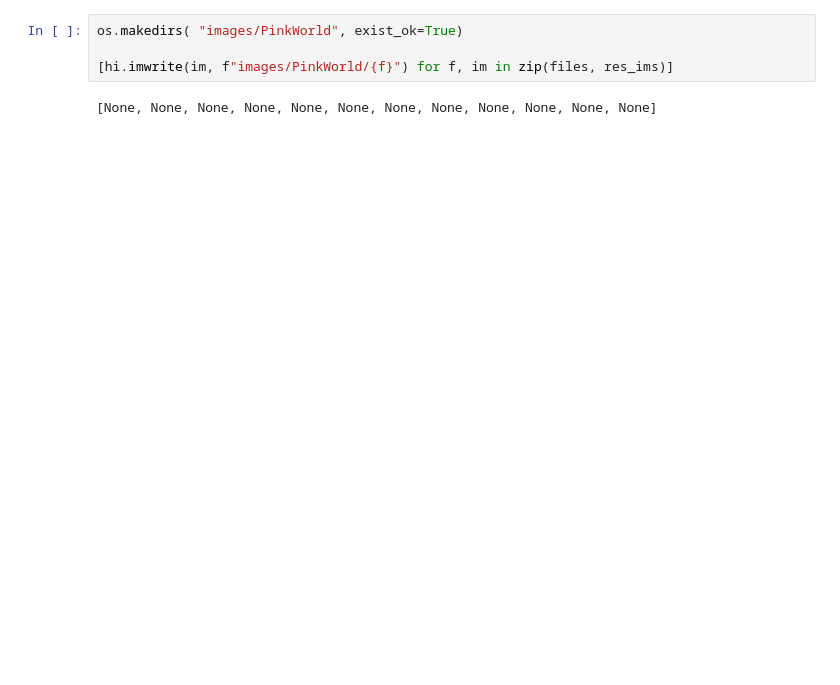
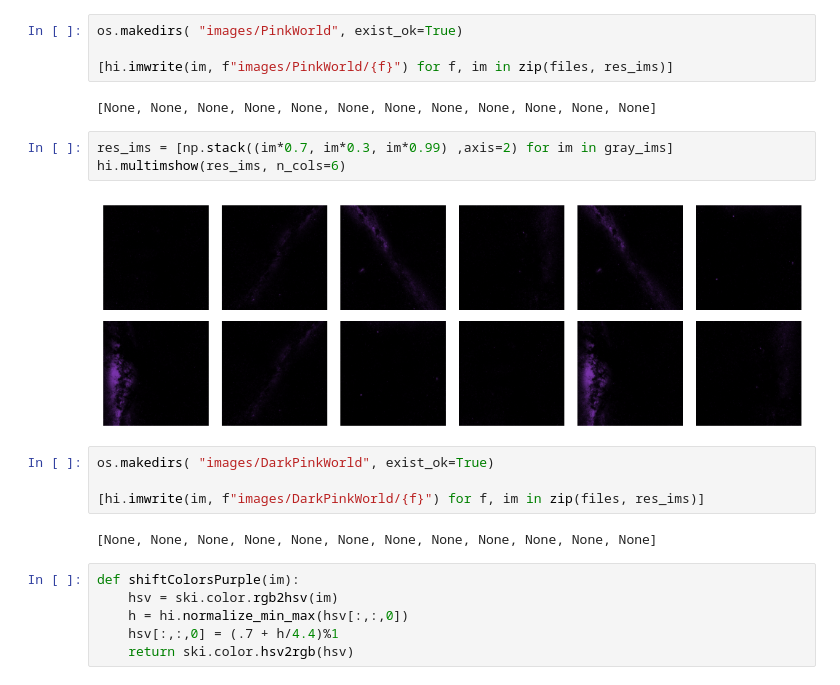
Before and after one commit to gor-g/image-game, a Jupyter notebook: milkyway.ipynb, the cells around one changed output. Drawn from its saved outputs; the diff is of its cells as text; blank space fills up the shorter version.

Commit message:
hue linear interpolation to purple

```diff
--- a/milkyway.ipynb
+++ b/milkyway.ipynb
@@ -29,3 +30,20 @@ os.makedirs( "images/PinkWorld", exist_ok=True)
 [hi.imwrite(im, f"images/PinkWorld/{f}") for f, im in zip(files, res_ims)]
 # %% [output]
 [None, None, None, None, None, None, None, None, None, None, None, None]
+# %%
+res_ims = [np.stack((im*0.7, im*0.3, im*0.99) ,axis=2) for im in gray_ims]
+hi.multimshow(res_ims, n_cols=6)
+# %% [output]
+[figure, added]
+# %%
+os.makedirs( "images/DarkPinkWorld", exist_ok=True)
+
+[hi.imwrite(im, f"images/DarkPinkWorld/{f}") for f, im in zip(files, res_ims)]
+# %% [output]
+[None, None, None, None, None, None, None, None, None, None, None, None]
+# %%
+def shiftColorsPurple(im):
+    hsv = ski.color.rgb2hsv(im)
+    h = hi.normalize_min_max(hsv[:,:,0])
+    hsv[:,:,0] = (.7 + h/4.4)%1
+    return ski.color.hsv2rgb(hsv)
```
Also changed, not shown: parts of 4 cells of this notebook.
